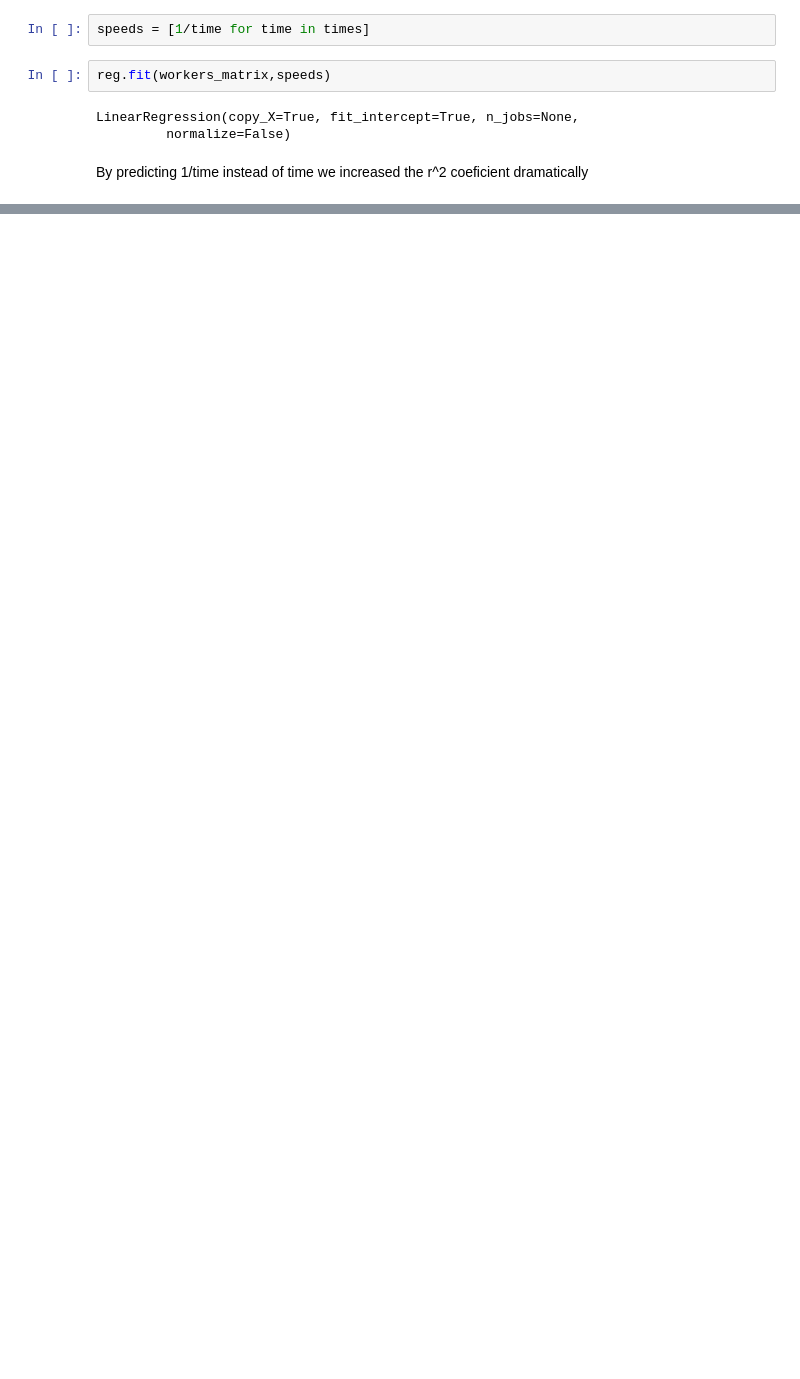
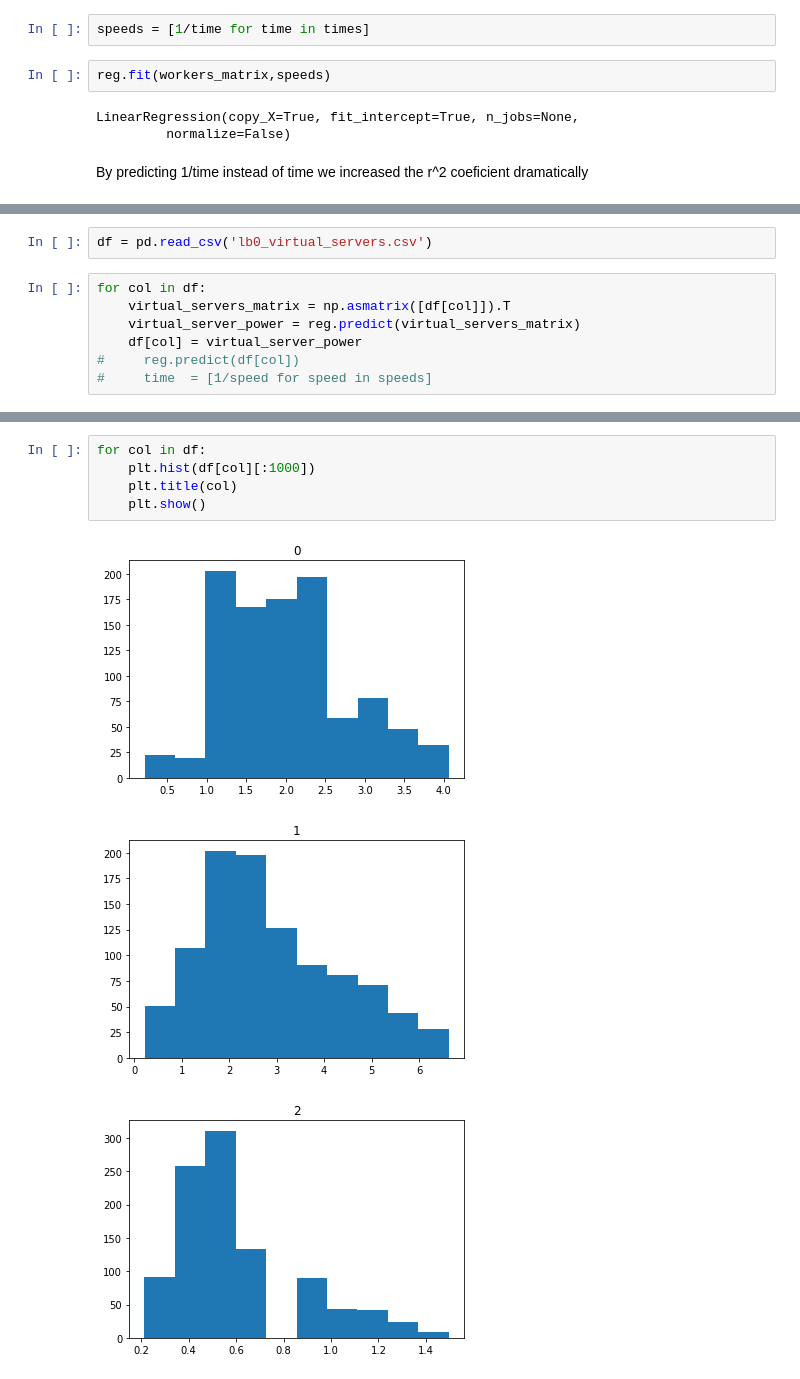
Before and after one commit to JuanMantica123/vanet_simulator, a Jupyter notebook: Random_Forest.ipynb, the cells around one changed output, grey strips where cells are left out. Drawn from its saved outputs; the diff is of its cells as text; blank space fills up the shorter version.

Commit message:
Created analysis for realistic on time simulations

```diff
--- a/Random_Forest.ipynb
+++ b/Random_Forest.ipynb
@@ -232,0 +230,9 @@ reg.score(workers_matrix,speeds)
+# %%
+df = pd.read_csv('lb0_virtual_servers.csv')
+# %%
+for col in df:
+    virtual_servers_matrix = np.asmatrix([df[col]]).T
+    virtual_server_power = reg.predict(virtual_servers_matrix)
+    df[col] = virtual_server_power
+#     reg.predict(df[col])
+#     time  = [1/speed for speed in speeds]
@@ -232,0 +252,9 @@ reg.score(workers_matrix,speeds)
+# %%
+for col in df:
+    plt.hist(df[col][:1000])
+    plt.title(col)
+    plt.show()
+# %% [output]
+[figure, added]
+[figure, added]
+[figure, added]
```
Also changed, not shown: parts of 17 cells of this notebook, 4 other files.
